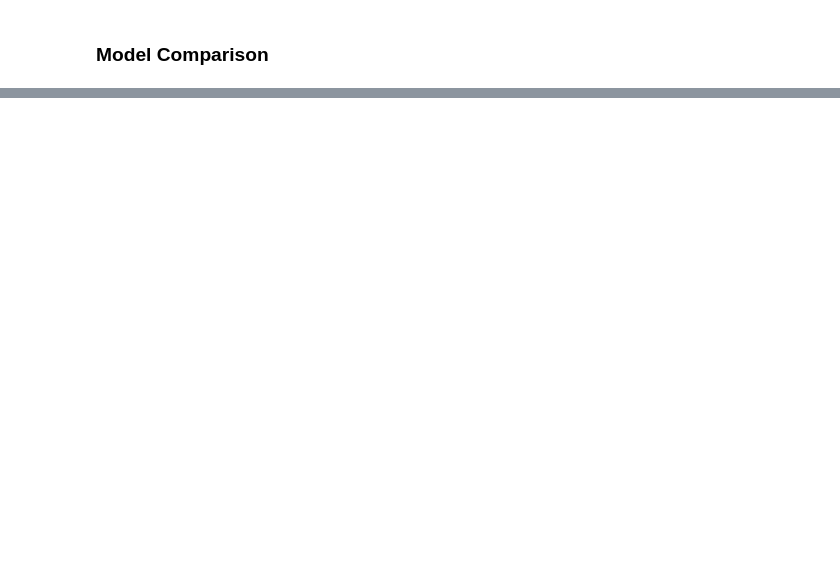
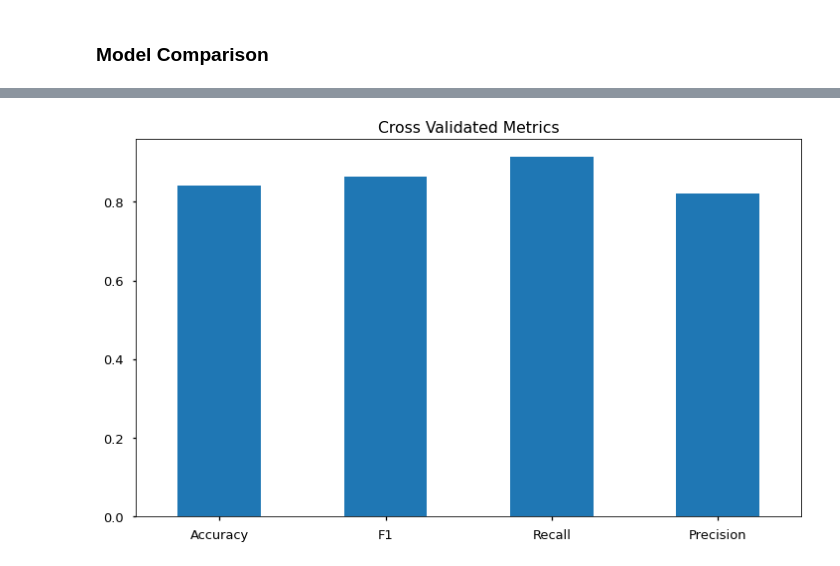
Before and after one commit to Homerm54/Heart-Disease-Predictor, a Jupyter notebook: Heart Disease Prediction Model.ipynb, the cells around one changed output, grey strips where cells are left out. Cells and saved outputs as stored; diff of their text form; code cells hidden in the pictures; blank space fills up the shorter version.

```diff
--- a/Heart Disease Prediction Model.ipynb
+++ b/Heart Disease Prediction Model.ipynb
@@ -711,0 +857,5 @@ The baseline models (without hyperparameter adjustment) Random forest and Logist
+# %%
+accuracy = pd.DataFrame(cross_val_score(grid_logistic_model, X, y,
+                                        verbose=False, scoring='accuracy')).T
+accuracy['Mean'] = np.mean(accuracy.T)
+accuracy
@@ -711,0 +880,5 @@ The baseline models (without hyperparameter adjustment) Random forest and Logist
+# %%
+recall = pd.DataFrame(cross_val_score(grid_logistic_model, X, y,
+                                      verbose=False, scoring='recall')).T
+recall['Mean'] = np.mean(recall.T)
+recall
@@ -711,0 +903,5 @@ The baseline models (without hyperparameter adjustment) Random forest and Logist
+# %%
+precision = pd.DataFrame(cross_val_score(grid_logistic_model, X, y,
+                                        verbose=False, scoring='precision')).T
+precision['Mean'] = np.mean(precision.T)
+precision
@@ -711,0 +926,5 @@ The baseline models (without hyperparameter adjustment) Random forest and Logist
+# %%
+f1 = pd.DataFrame(cross_val_score(grid_logistic_model, X, y,
+                                        verbose=False, scoring='f1')).T
+f1['Mean'] = np.mean(f1.T)
+f1
@@ -711,0 +949,7 @@ The baseline models (without hyperparameter adjustment) Random forest and Logist
+# %%
+pd.DataFrame({'Accuracy': accuracy['Mean'], 'F1': f1['Mean'], 'Recall': recall['Mean'],
+         'Precision': precision['Mean']}, index=[0]).T.plot.bar(rot=0, legend=False,
+                                                               title='Cross Validated Metrics',
+                                                               figsize=(12,7));
+# %% [output]
+[figure, added]
```
Also changed, not shown: parts of 29 cells of this notebook.
